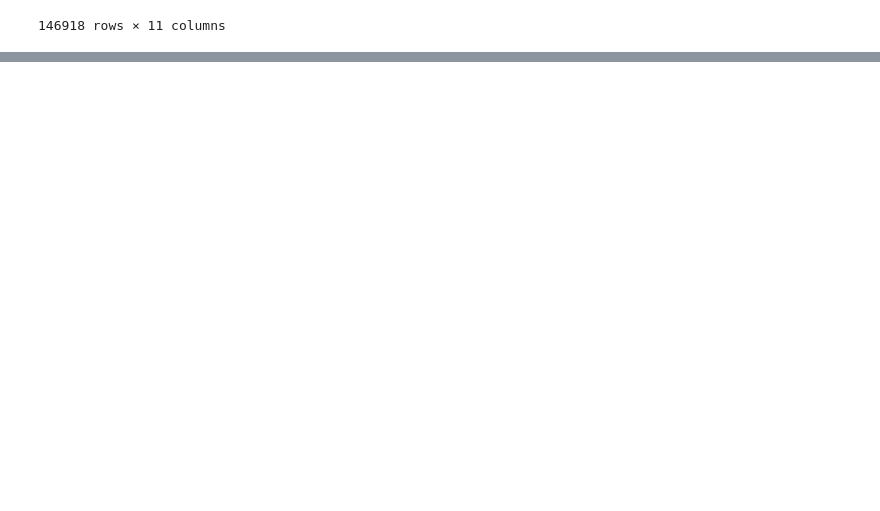
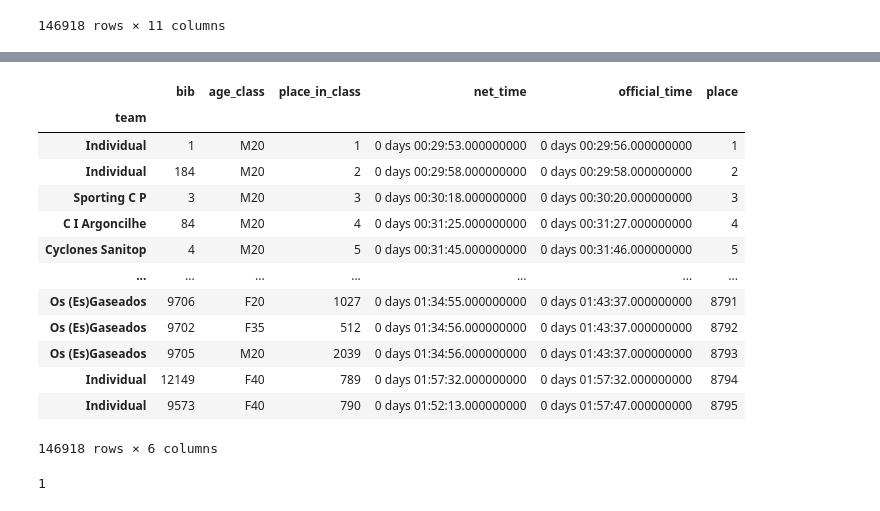
Before and after one commit to VascoBartolo/db-project, a Jupyter notebook: primary tables.ipynb, the cells around one changed output, grey strips where cells are left out. Drawn from its saved outputs; the diff is of its cells as text; code cells hidden in the pictures; blank space fills up the shorter version.

Commit message:
FINAL reservation table

```diff
--- a/primary tables.ipynb
+++ b/primary tables.ipynb
@@ -542,0 +379,5 @@ reservation2
+# %%
+for row in (reservation2.itertuples()):
+    row = reservation2.iloc[i,0]
+    index_team = table_team2.loc[table_team2['team'] == team]['team_index']
+    reservation2.iloc[i,0] = index_team
@@ -542,0 +508,28 @@ reservation2
+# %%
+reservations3.set_index('team', inplace=True)
+reservations3
+# %% [output]
+|  | bib | age_class | place_in_class | net_time | official_time | place |
+| team |  |  |  |  |  |  |
+| Individual | 1 | M20 | 1 | 0 days 00:29:53.000000000 | 0 days 00:29:56.000000000 | 1 |
+| Individual | 184 | M20 | 2 | 0 days 00:29:58.000000000 | 0 days 00:29:58.000000000 | 2 |
+| Sporting C P | 3 | M20 | 3 | 0 days 00:30:18.000000000 | 0 days 00:30:20.000000000 | 3 |
+| C I Argoncilhe | 84 | M20 | 4 | 0 days 00:31:25.000000000 | 0 days 00:31:27.000000000 | 4 |
+| Cyclones Sanitop | 4 | M20 | 5 | 0 days 00:31:45.000000000 | 0 days 00:31:46.000000000 | 5 |
+| ... | ... | ... | ... | ... | ... | ... |
+| Os (Es)Gaseados | 9706 | F20 | 1027 | 0 days 01:34:55.000000000 | 0 days 01:43:37.000000000 | 8791 |
+| Os (Es)Gaseados | 9702 | F35 | 512 | 0 days 01:34:56.000000000 | 0 days 01:43:37.000000000 | 8792 |
+| Os (Es)Gaseados | 9705 | M20 | 2039 | 0 days 01:34:56.000000000 | 0 days 01:43:37.000000000 | 8793 |
+| Individual | 12149 | F40 | 789 | 0 days 01:57:32.000000000 | 0 days 01:57:32.000000000 | 8794 |
+| Individual | 9573 | F40 | 790 | 0 days 01:52:13.000000000 | 0 days 01:57:47.000000000 | 8795 |
+146918 rows × 6 columns
+# %%
+runner_index = [None] * (len(reservation2.index))
+
+runner = reservation2.iloc[0,4]
+birth_date = reservation2.iloc[0,7]
+birth_date
+#index_runner = runners_table2.loc[(runners_table2['birth_date'] == birth_date) & (runners_table2['name'] == runner)]['runner_index']
+#runner_index[0] = index_runner.iloc[0]
+# %% [output]
+1
```
Also changed, not shown: parts of 28 cells of this notebook.
